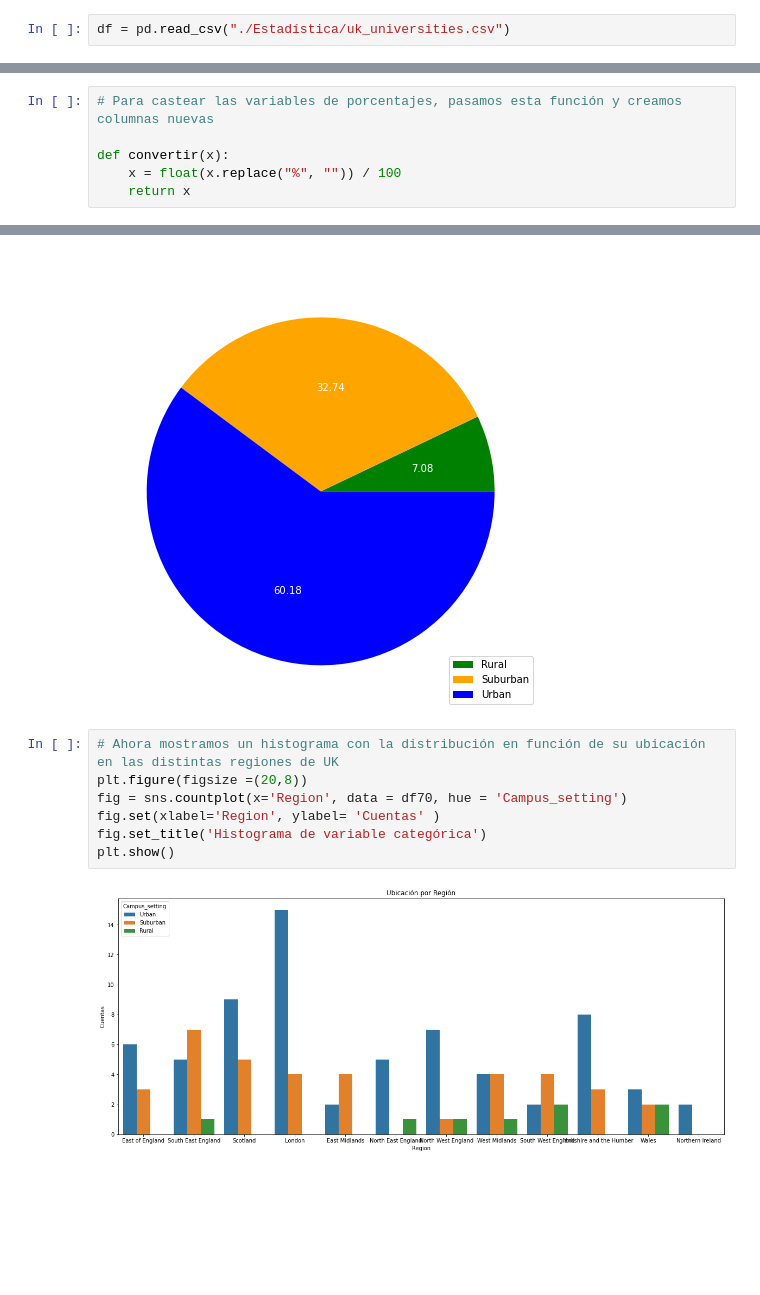
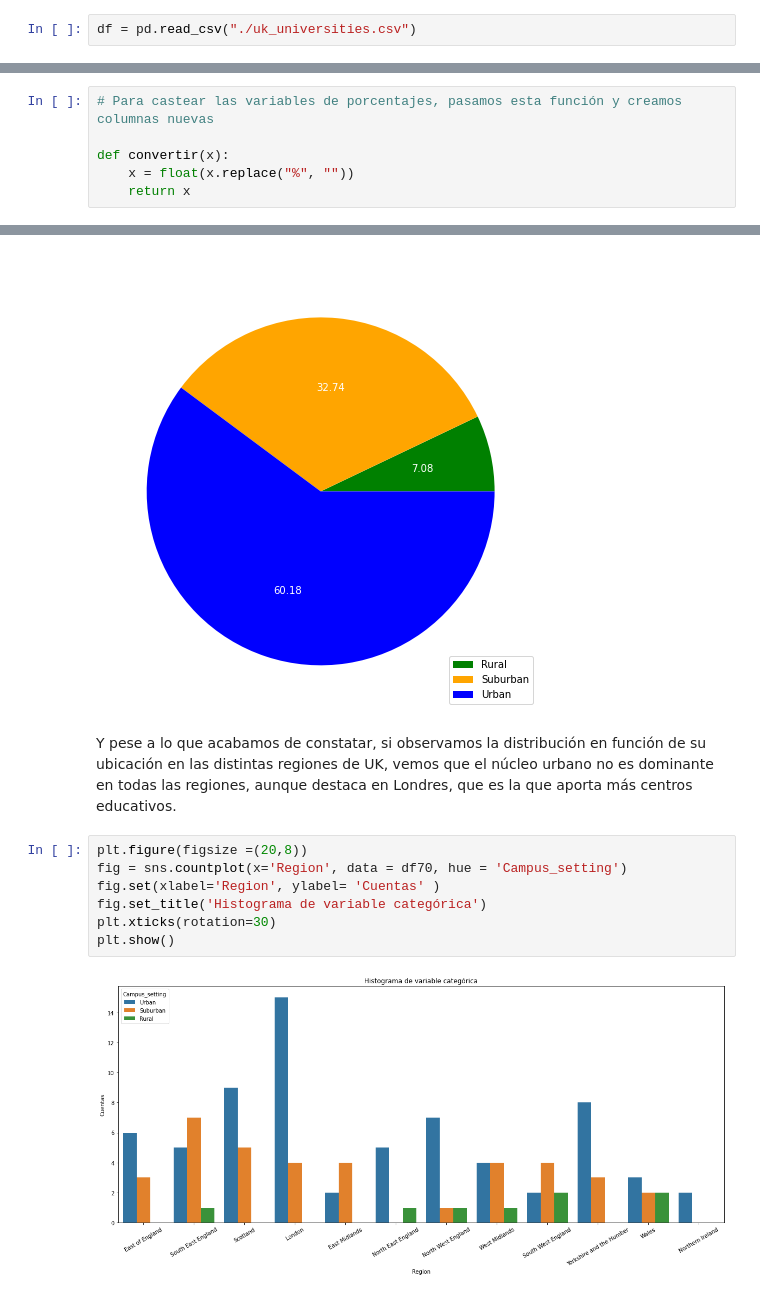
Before and after one commit to Adalab/DA-promo-b-mod-2-sprint-1-Maria-Lucia, a Jupyter notebook: Estadística/pair-1-est-epaso.ipynb, the cells around one changed output, grey strips where cells are left out. Saved outputs shown, nothing was run; the diff lists cells and outputs as text; blank space fills up the shorter version.

```diff
--- a/Estadística/pair-1-est-epaso.ipynb
+++ b/Estadística/pair-1-est-epaso.ipynb
@@ -8,7 +8,7 @@ import scipy.stats as st
 import seaborn as sns
 from turtle import color
 # %%
-df = pd.read_csv("./Estadística/uk_universities.csv")
+df = pd.read_csv("./uk_universities.csv")
 # %%
 df.info()
 # %% [output]
@@ -60,7 +58,7 @@ DF70 = ESTUDIANTES INTERNACIONALES
 # Para castear las variables de porcentajes, pasamos esta función y creamos columnas nuevas
 
 def convertir(x):
-    x = float(x.replace("%", "")) / 100
+    x = float(x.replace("%", ""))
     return x
 # %%
 df70 = df.copy()
@@ -194,12 +198,14 @@ plt.legend(df80["Campus_setting"].unique(), loc = 4)
 plt.show()
 # %% [output]
 [figure]
+# %% [markdown]
+Y pese a lo que acabamos de constatar, si observamos la distribución en función de su ubicación en las distintas regiones de UK, vemos que el núcleo urbano no es dominante en todas las regiones, aunque destaca en Londres, que es la que aporta más centros educativos.
 # %%
-# Ahora mostramos un histograma con la distribución en función de su ubicación en las distintas regiones de UK
 plt.figure(figsize =(20,8))
 fig = sns.countplot(x='Region', data = df70, hue = 'Campus_setting')
 fig.set(xlabel='Region', ylabel= 'Cuentas' )
 fig.set_title('Histograma de variable categórica')
+plt.xticks(rotation=30)
 plt.show()
 # %% [output]
-[figure, old version]
+[figure, new version]
```
Also changed, not shown: parts of 8 cells of this notebook, 1 other file.
